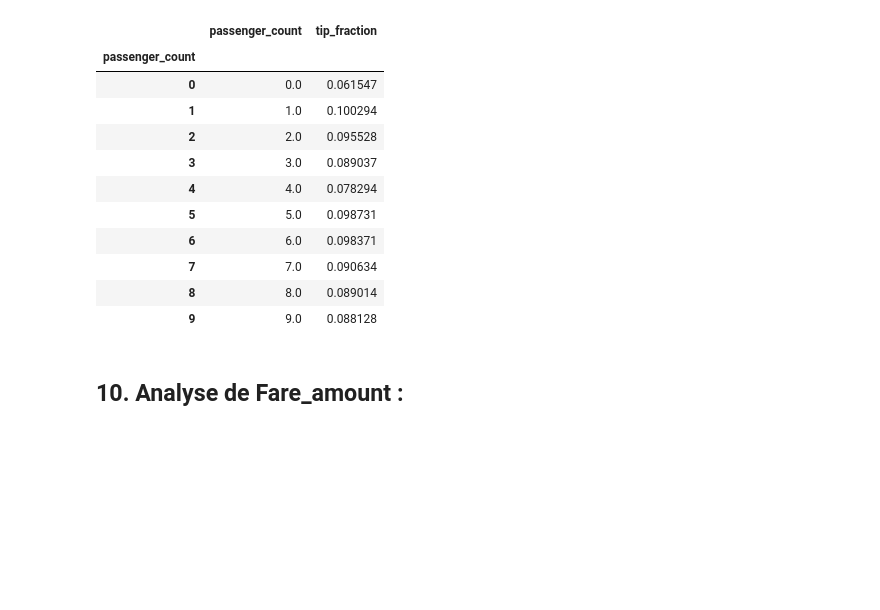
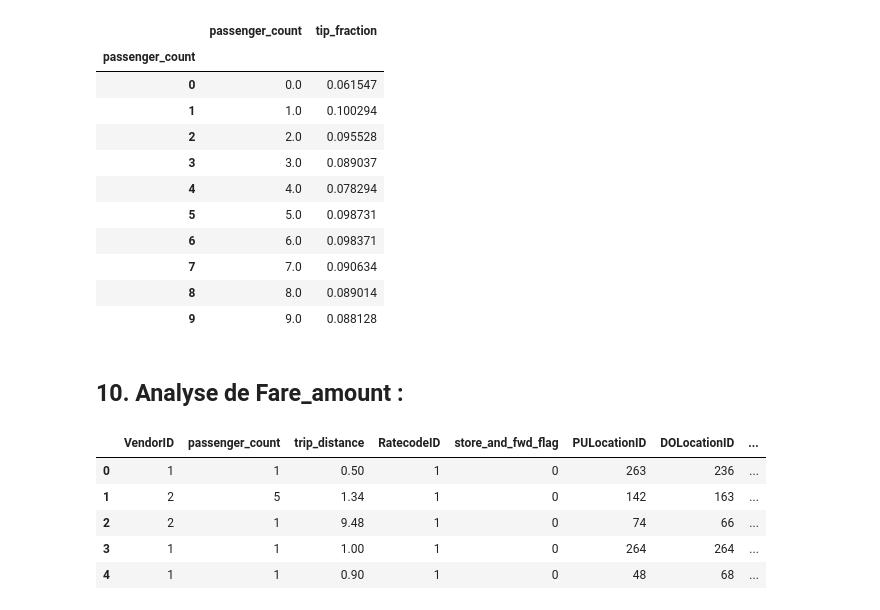
Before and after one commit to pnavaro/ProjetBigData, a Jupyter notebook: 18-NYCTaxiCabTripDask.ipynb, the cells around one changed output. Cells and saved outputs as stored; diff of their text form; code cells hidden in the pictures; blank space fills up the shorter version.

```diff
--- a/18-NYCTaxiCabTripDask.ipynb
+++ b/18-NYCTaxiCabTripDask.ipynb
@@ -388,3 +389,29 @@ df[['passenger_count', 'tip_fraction']].groupby(df.passenger_count).mean().compu
 | 9 | 9.0 | 0.088128 |
 # %% [markdown]
 ## 10. Analyse de Fare_amount :
+# %%
+df['duration'] = df.tpep_dropoff_datetime - df.tpep_pickup_datetime
+df['weekday'] = df.tpep_pickup_datetime.dt.weekday
+df['hour'] = df.tpep_pickup_datetime.dt.hour
+
+df_reg = df[['VendorID',
+             'passenger_count',
+             'trip_distance',
+             'RatecodeID',
+             'store_and_fwd_flag',
+             'PULocationID',
+             'DOLocationID',
+             'payment_type',
+             'duration',
+             'weekday',
+             'hour',
+             'fare_amount']]
+# %%
+df_reg.head()
+# %% [output]
+|  | VendorID | passenger_count | trip_distance | RatecodeID | store_and_fwd_flag | PULocationID | DOLocationID | ... |
+| 0 | 1 | 1 | 0.50 | 1 | 0 | 263 | 236 | ... |
+| 1 | 2 | 5 | 1.34 | 1 | 0 | 142 | 163 | ... |
+| 2 | 2 | 1 | 9.48 | 1 | 0 | 74 | 66 | ... |
+| 3 | 1 | 1 | 1.00 | 1 | 0 | 264 | 264 | ... |
+| 4 | 1 | 1 | 0.90 | 1 | 0 | 48 | 68 | ... |
```
Also changed, not shown: parts of 9 cells of this notebook.
